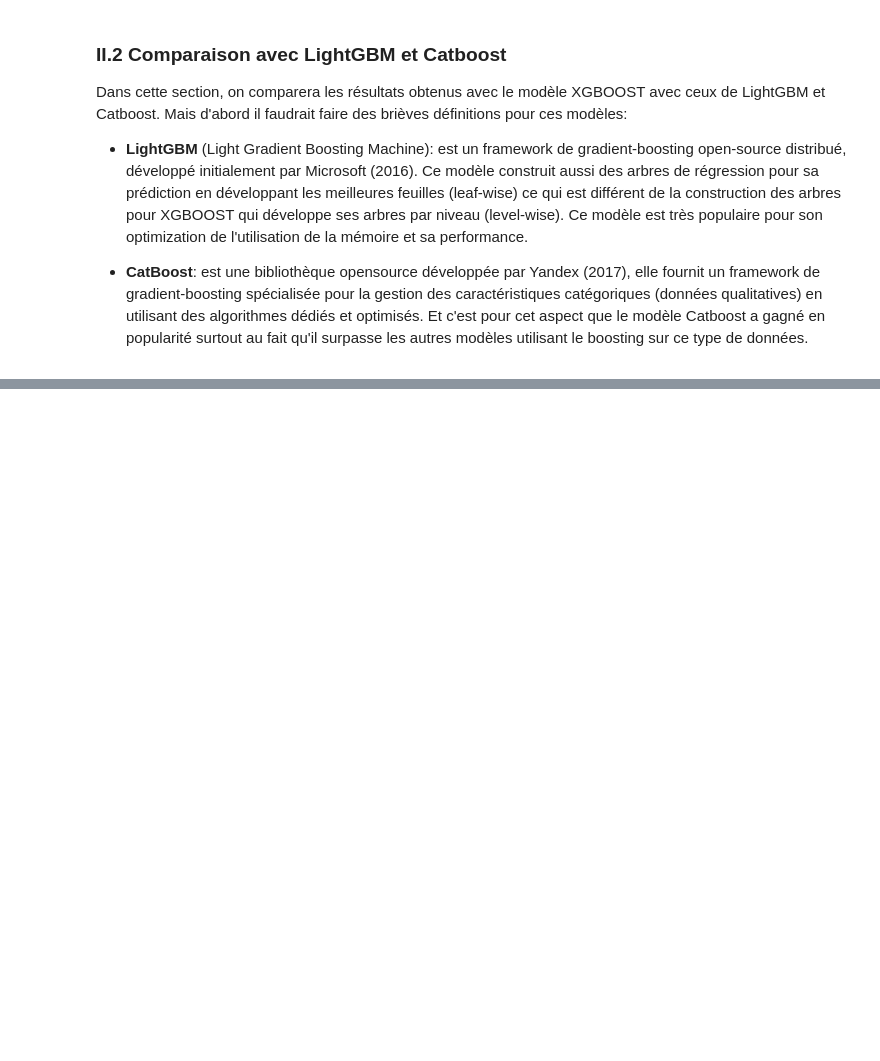
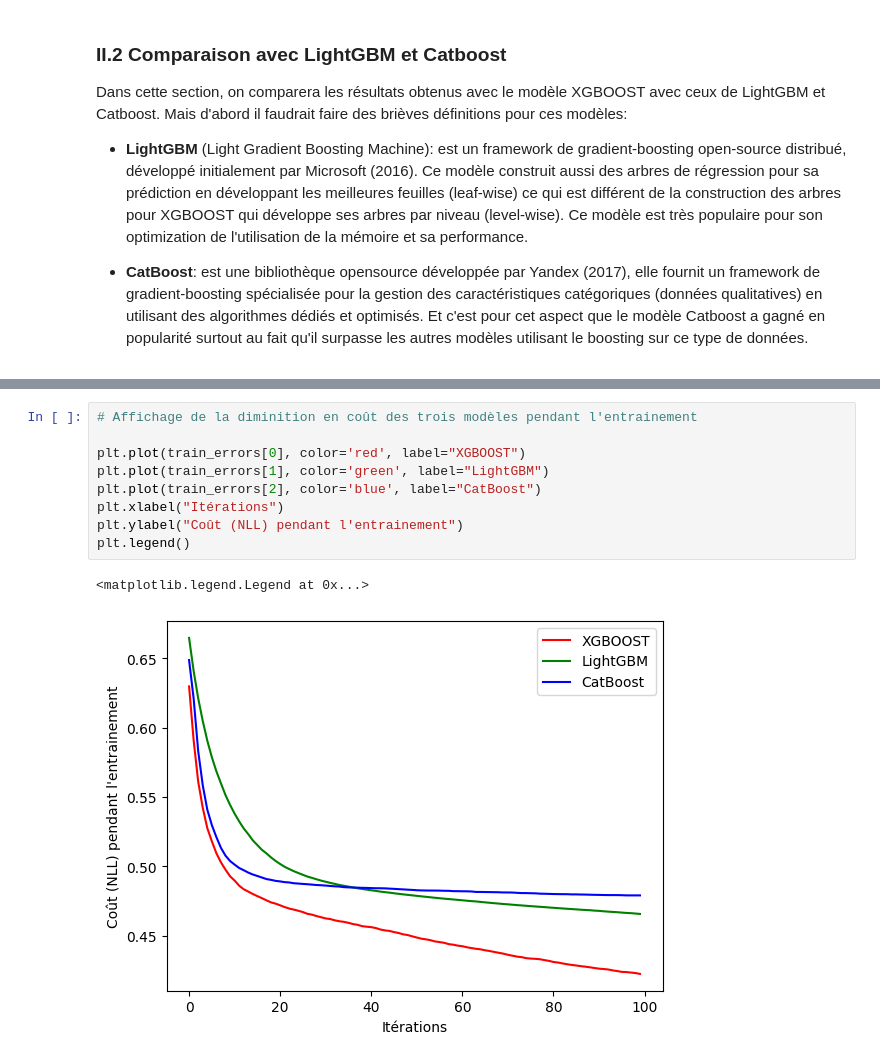
Before and after one commit to NassimAm/TP_XGBOOST, a Jupyter notebook: main.ipynb, the cells around one changed output, grey strips where cells are left out. Drawn from its saved outputs; the diff is of its cells as text; blank space fills up the shorter version.

```diff
--- a/main.ipynb
+++ b/main.ipynb
@@ -1135,0 +1197,12 @@ stat_results
+# %%
+# Affichage de la diminition en coût des trois modèles pendant l'entrainement
+
+plt.plot(train_errors[0], color='red', label="XGBOOST")
+plt.plot(train_errors[1], color='green', label="LightGBM")
+plt.plot(train_errors[2], color='blue', label="CatBoost")
+plt.xlabel("Itérations")
+plt.ylabel("Coût (NLL) pendant l'entrainement")
+plt.legend()
+# %% [output]
+<matplotlib.legend.Legend at 0x...>
+[figure, added]
```
Also changed, not shown: parts of 17 cells of this notebook, 1 other file.
